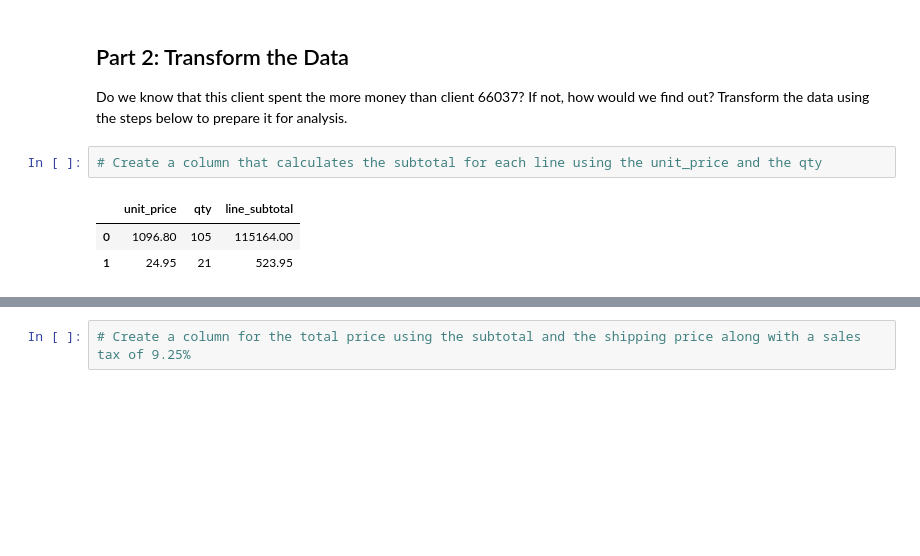
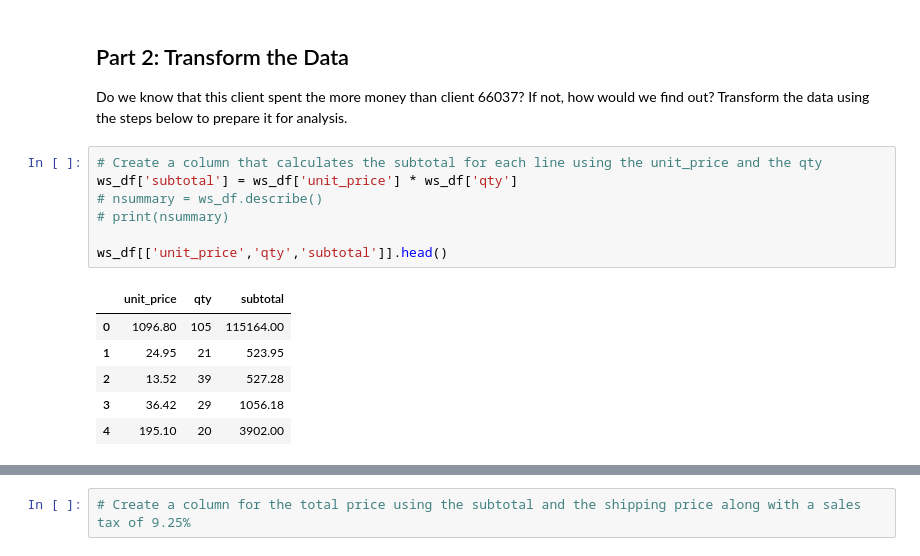
Before and after one commit to SikoticVinyl/pandas-challenge-1, a Jupyter notebook: Starter_Code/wholesale_data_analysis_starter_code.ipynb, the cells around one changed output, grey strips where cells are left out. Cells and saved outputs as stored; diff of their text form; blank space fills up the shorter version.

```diff
--- a/Starter_Code/wholesale_data_analysis_starter_code.ipynb
+++ b/Starter_Code/wholesale_data_analysis_starter_code.ipynb
@@ -147,10 +147,18 @@ Jessica Reyes has ordered a totall of 64313 orders with us!
 Do we know that this client spent the more money than client 66037? If not, how would we find out? Transform the data using the steps below to prepare it for analysis.
 # %%
 # Create a column that calculates the subtotal for each line using the unit_price and the qty
+ws_df['subtotal'] = ws_df['unit_price'] * ws_df['qty']
+# nsummary = ws_df.describe()
+# print(nsummary)
+
+ws_df[['unit_price','qty','subtotal']].head()
 # %% [output]
-|  | unit_price | qty | line_subtotal |
+|  | unit_price | qty | subtotal |
 | 0 | 1096.80 | 105 | 115164.00 |
 | 1 | 24.95 | 21 | 523.95 |
+| 2 | 13.52 | 39 | 527.28 |
+| 3 | 36.42 | 29 | 1056.18 |
+| 4 | 195.10 | 20 | 3902.00 |
 # %%
 # Create a column for shipping price.
 # Assume a shipping price of $7 per pound for orders over 50 pounds and $10 per pound for items 50 pounds or under.
```
Also changed, not shown: parts of 2 cells of this notebook.
